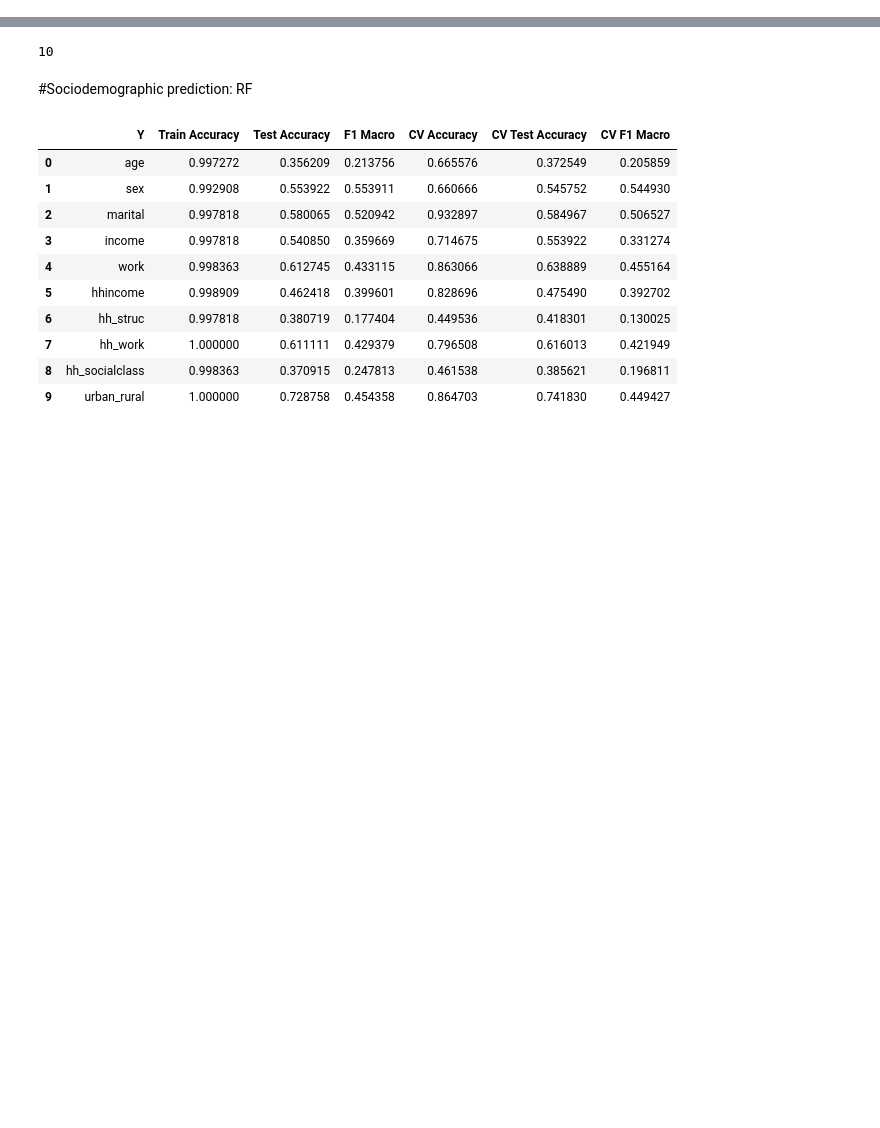
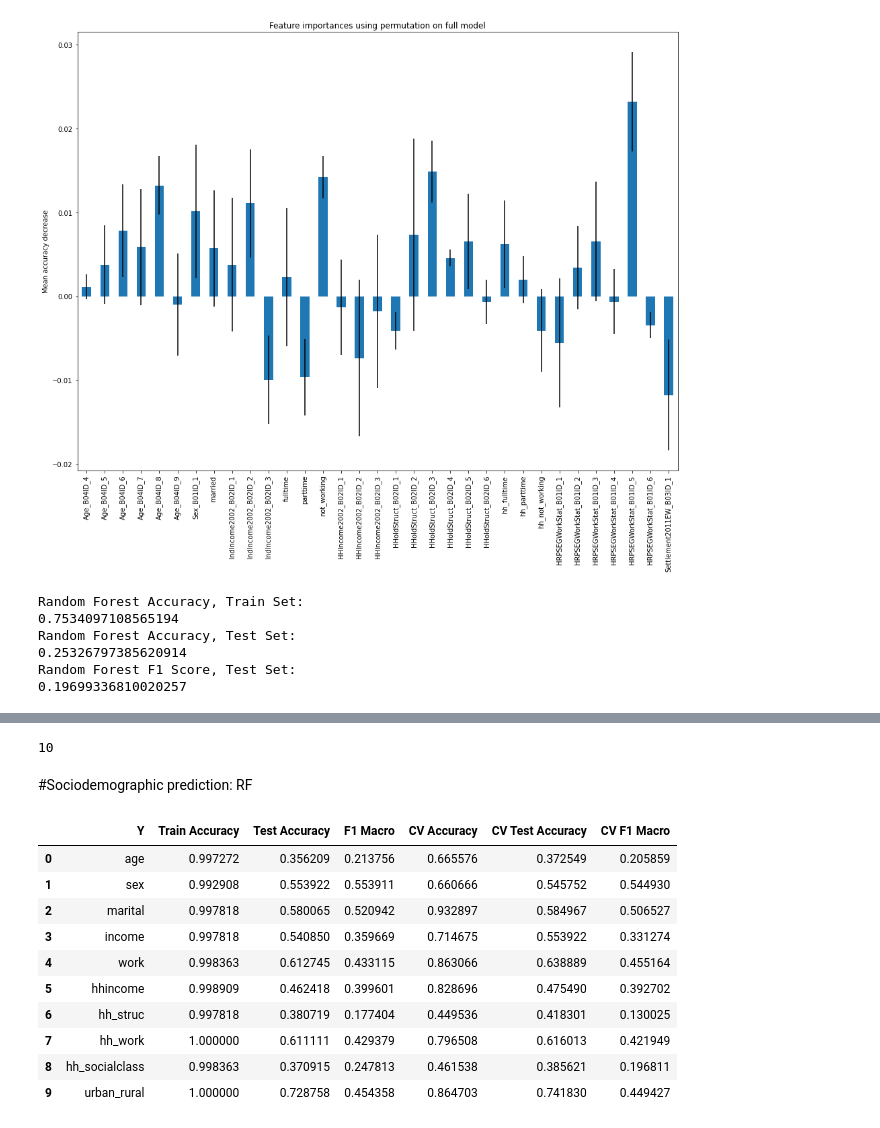
Before and after one commit to arashk1990/covid19mobility, a Jupyter notebook: models/Modelling.ipynb, the cells around one changed output, grey strips where cells are left out. Cells and saved outputs as stored; diff of their text form; code cells hidden in the pictures; blank space fills up the shorter version.

Commit message:
mobility cluster prediction added

```diff
--- a/models/Modelling.ipynb
+++ b/models/Modelling.ipynb
@@ -18,5 +34,6 @@ from numpy import mean, std
 # %%
-NTS_dummy = pd.read_csv('/content/drive/MyDrive/socio_pred/UKDA-5340-tab/NTS_v2.csv')
+NTS_dummy = pd.read_csv('/content/drive/MyDrive/socio_pred/UKDA-5340-tab/NTS_v3.csv')\
+.drop(columns = ['Unnamed: 0'])
 # replace NA with zero
 #na occurs for std of users with one trip, or count of users with no weekend trip
 NTS_dummy = NTS_dummy.fillna(0)
@@ -36,0 +59,16 @@ socio_cols = {'age' : socio.columns[0:6],
+# %%
+# Train Test split
+#mobility = NTS_dummy.iloc[:,38:]
+socio = NTS_dummy.drop(columns = ['IndividualID','SurveyYear']).iloc[:,0:36].\
+drop(columns=['Sex_B01ID_2','not_married','Settlement2011EW_B03ID_2']) # remove extra column in binary var
+labels = NTS_dummy['labels']
+#X_train, X_test, y_all_tr, y_all_ts = train_test_split(mobility, socio, random_state=42)
+X_train, X_test, y_train, y_test = train_test_split(socio, labels, random_state=42)
+# %%
+#normalize
+scaler = MinMaxScaler().fit(X_train)
+
+X_train = pd.DataFrame(scaler.transform(X_train),columns = X_train.columns)
+
+#transoform test set
+X_test = pd.DataFrame(scaler.transform(X_test),columns = X_test.columns)
@@ -36,0 +93,36 @@ socio_cols = {'age' : socio.columns[0:6],
+# %%
+from sklearn.inspection import permutation_importance
+import matplotlib.pyplot as plt
+
+
+model = RandomForestClassifier(random_state=42)
+model.fit(X_train,y_train)
+feature_names = list(X_train.columns)
+
+result = permutation_importance(
+    model, X_test, y_test, n_repeats=10, random_state=42, n_jobs=2
+)
+
+model_importances = pd.Series(result.importances_mean, index=feature_names)
+
+fig, ax = plt.subplots(figsize=(16, 12))
+model_importances.plot.bar(yerr=result.importances_std, ax=ax)
+ax.set_title("Feature importances using permutation on full model")
+ax.set_ylabel("Mean accuracy decrease")
+plt.show()
+# %% [output]
+[figure, added]
+# %%
+print('Random Forest Accuracy, Train Set: ')
+print(acc_train)
+print('Random Forest Accuracy, Test Set: ')
+print(acc_test)
+print('Random Forest F1 Score, Test Set: ')
+print(f1_test)
+# %% [output]
+Random Forest Accuracy, Train Set:
+0.7534097108565194
+Random Forest Accuracy, Test Set:
+0.25326797385620914
+Random Forest F1 Score, Test Set:
+0.19699336810020257
```
Also changed, not shown: parts of 13 cells of this notebook.
